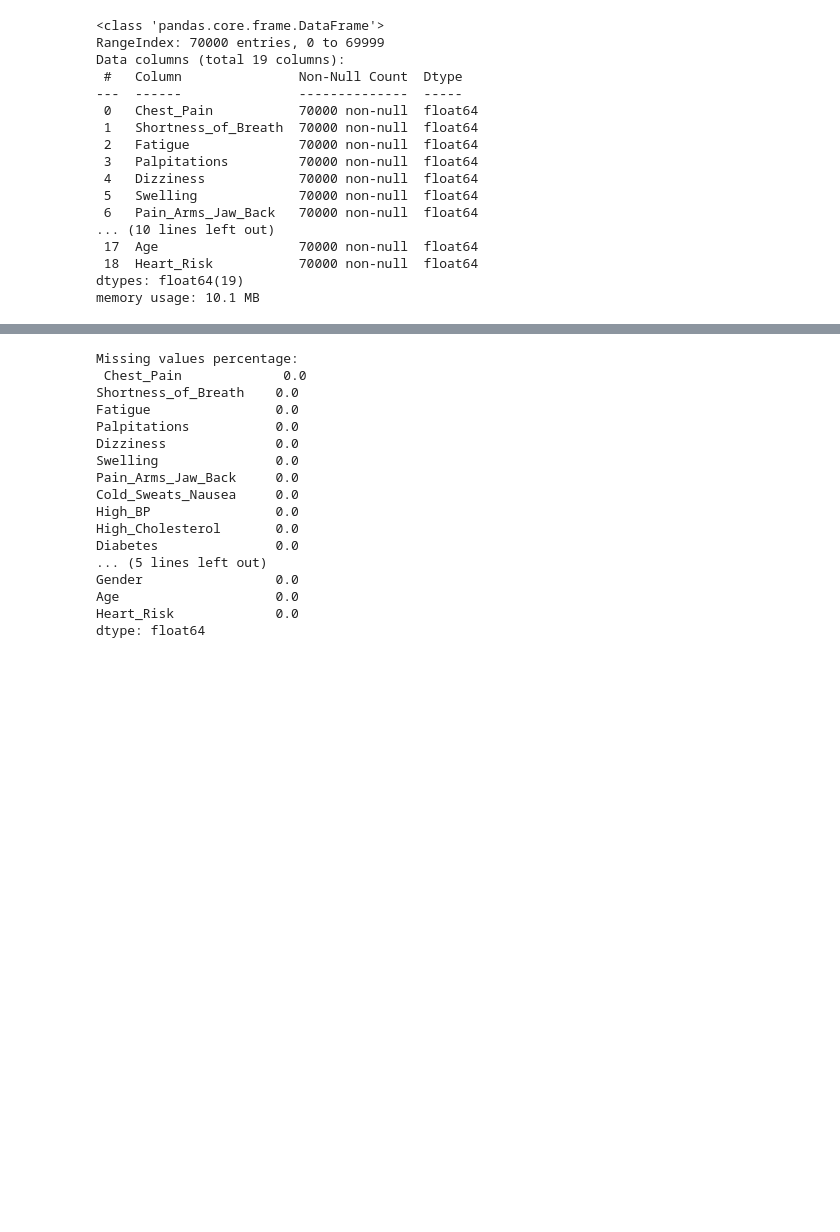
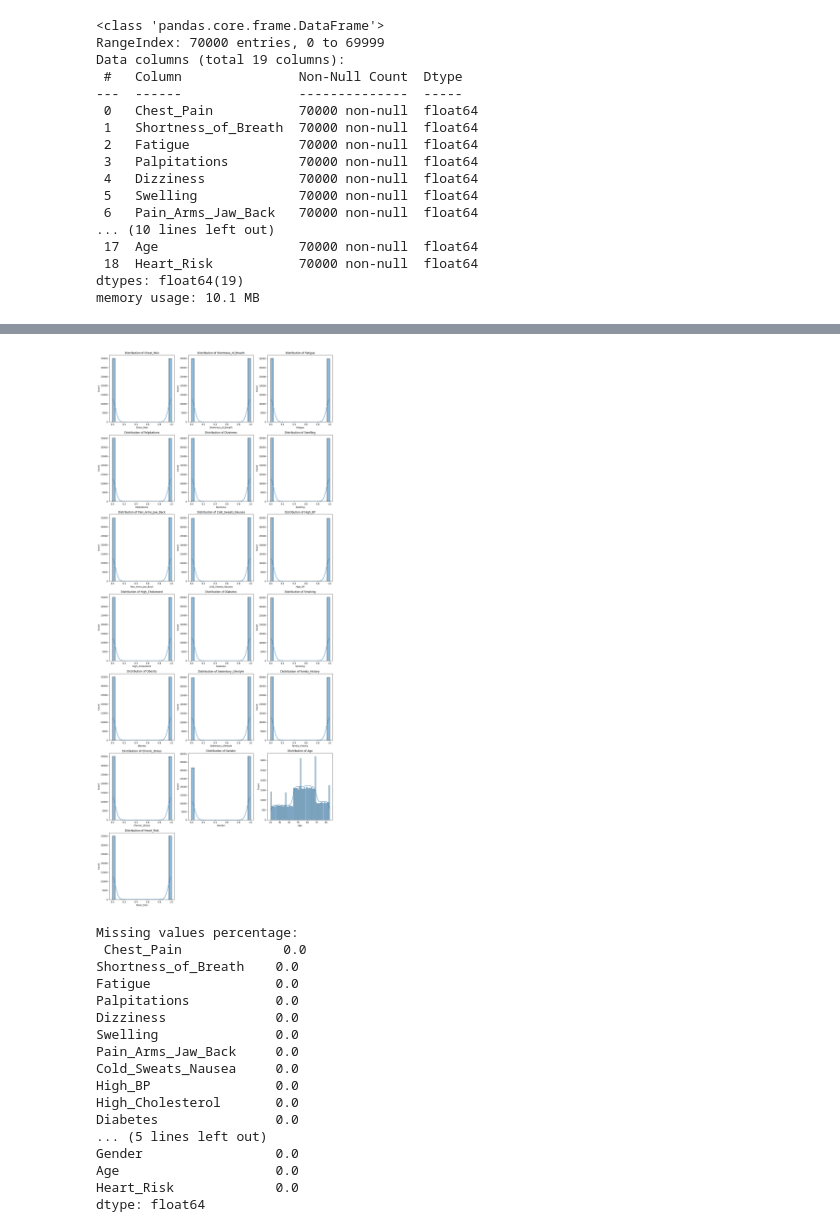
Before and after one commit to bit-Matt/se3231-machine-learning_LEDESMA, a Jupyter notebook: Linear_Regression.ipynb, the cells around one changed output, grey strips where cells are left out. Drawn from its saved outputs; the diff is of its cells as text; code cells hidden in the pictures; blank space fills up the shorter version.

```diff
--- a/Linear_Regression.ipynb
+++ b/Linear_Regression.ipynb
@@ -52,13 +53,18 @@ df.describe()
 | 75% | 1.000000 | 1.000000 | 1.000000 | 1.000000 | 1.000000 | 1.000000 | 1.000000 | ... |
 | max | 1.000000 | 1.000000 | 1.000000 | 1.000000 | 1.000000 | 1.000000 | 1.000000 | ... |
 # %%
-# plt.figure(figsize=(15, 10))
-# for i, col in enumerate(df.select_dtypes(include=np.number).columns):
-#     plt.subplot(3, 3, i+1)
-#     sns.histplot(df[col], kde=True)
-#     plt.title(f'Distribution of {col}')
-# plt.tight_layout()
-# plt.show()
+num_cols = len(df.select_dtypes(include=np.number).columns)
+num_rows = (num_cols // 3) + (num_cols % 3 > 0)
+
+plt.figure(figsize=(15, 5 * num_rows))
+for i, col in enumerate(df.select_dtypes(include=np.number).columns):
+    plt.subplot(num_rows, 3, i+1)
+    sns.histplot(df[col], kde=True)
+    plt.title(f'Distribution of {col}')
+plt.tight_layout()
+plt.show()
+# %% [output]
+[figure, added]
 # %%
 missing_percentage = df.isnull().mean() * 100
 print("Missing values percentage:\n", missing_percentage)
```
Also changed, not shown: parts of 12 cells of this notebook, 3 other files.
